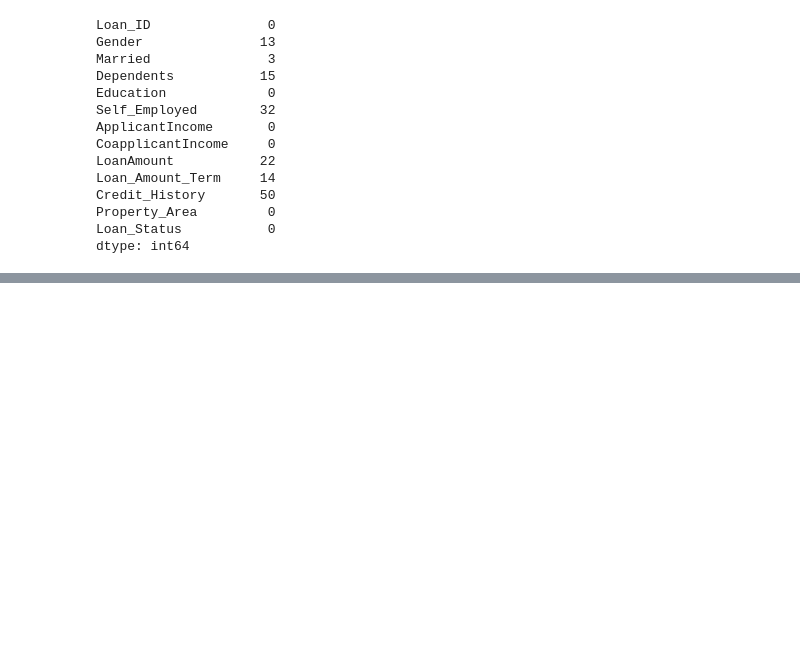
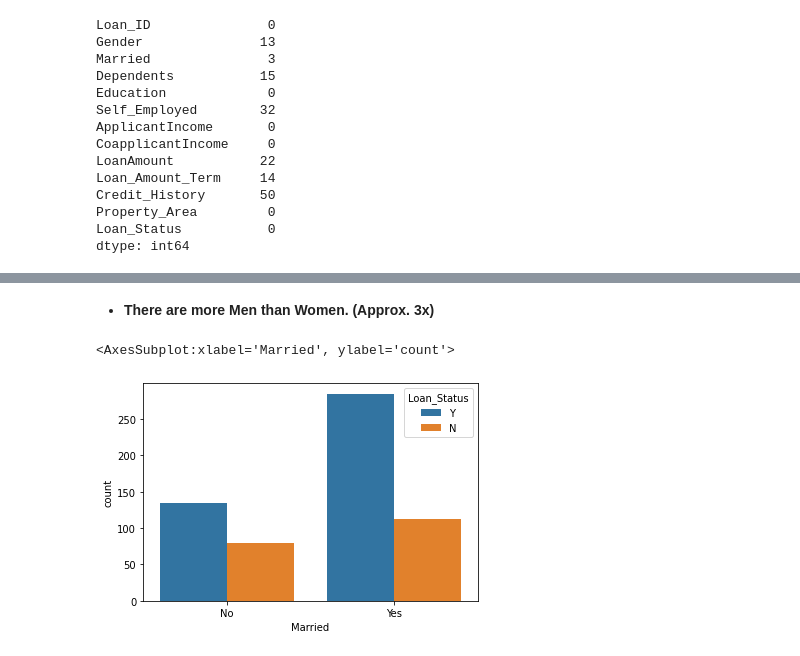
Before and after one commit to rohanstomar11/Machine-Learning, a Jupyter notebook: 6.) Loan Approval Prediction/LoanApprovalPrediction.ipynb, the cells around one changed output, grey strips where cells are left out. Saved outputs shown, nothing was run; the diff lists cells and outputs as text; code cells hidden in the pictures; blank space fills up the shorter version.

```diff
--- a/6.) Loan Approval Prediction/LoanApprovalPrediction.ipynb
+++ b/6.) Loan Approval Prediction/LoanApprovalPrediction.ipynb
@@ -98,0 +118,7 @@ dtype: int64
+# %% [markdown]
+- **There are more Men than Women. (Approx. 3x)**
+# %%
+sns.countplot(x=df['Married'], data=df, hue='Loan_Status')
+# %% [output]
+<AxesSubplot:xlabel='Married', ylabel='count'>
+[figure, added]
```
Also changed, not shown: parts of 20 cells of this notebook.
